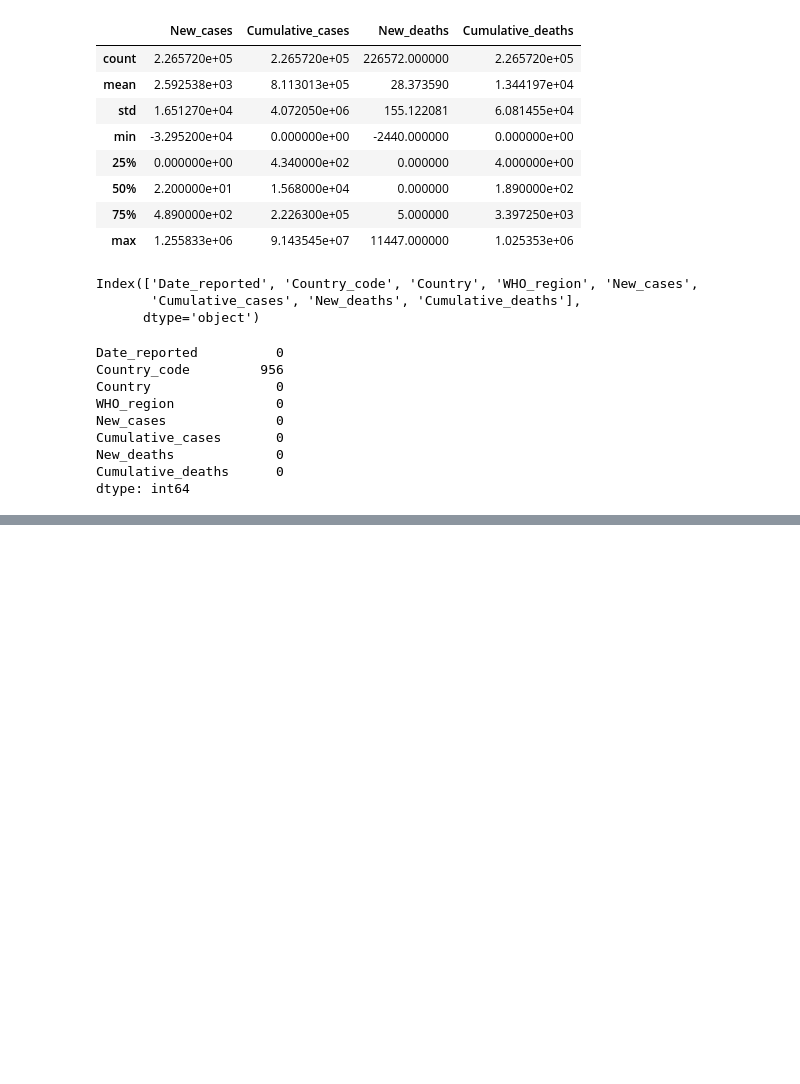
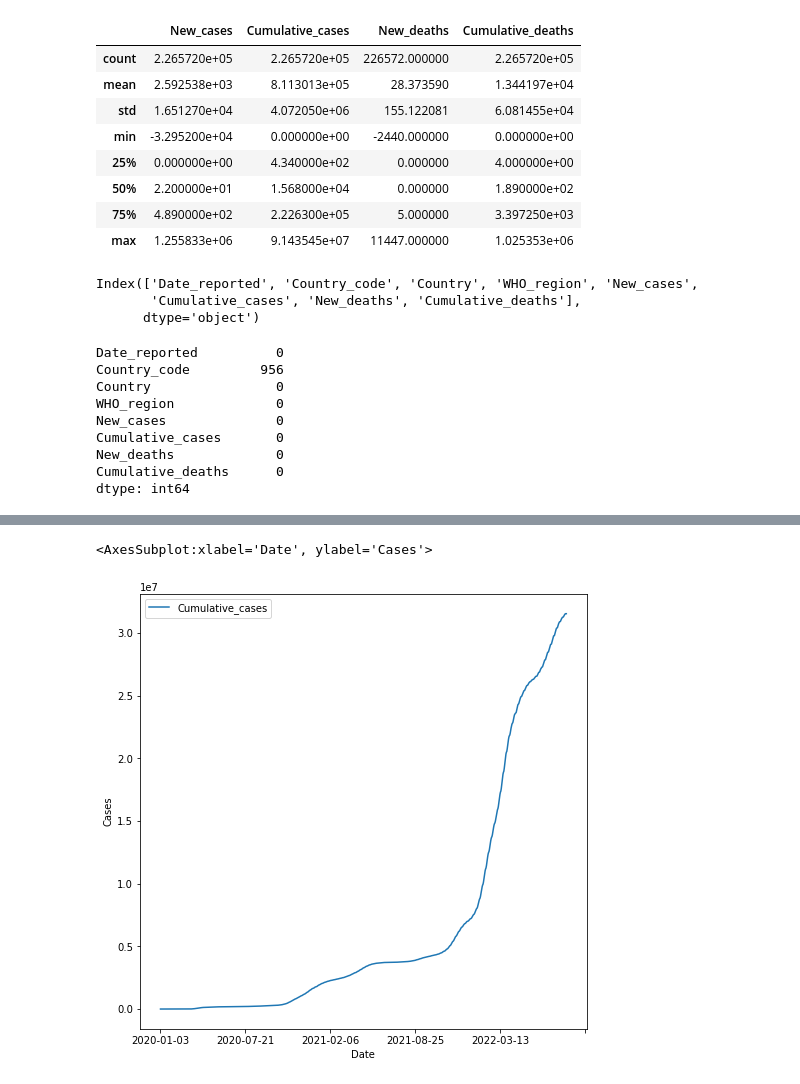
Before and after one commit to AnmolSinghBhardwaj/CovidDataAnalysis, a Jupyter notebook: data-analysis-covid.ipynb, the cells around one changed output, grey strips where cells are left out. Drawn from its saved outputs; the diff is of its cells as text; code cells hidden in the pictures; blank space fills up the shorter version.

```diff
--- a/data-analysis-covid.ipynb
+++ b/data-analysis-covid.ipynb
@@ -145,0 +131,5 @@ df_germany[['Date_reported','Cumulative_deaths']].set_index('Date_reported').plo
+# %%
+df_germany[['Date_reported','Cumulative_cases']].set_index('Date_reported').plot(xlabel="Date",ylabel="Cases",figsize=(8,8),fontsize=10)
+# %% [output]
+<AxesSubplot:xlabel='Date', ylabel='Cases'>
+[figure, added]
```
Also changed, not shown: parts of 13 cells of this notebook.
